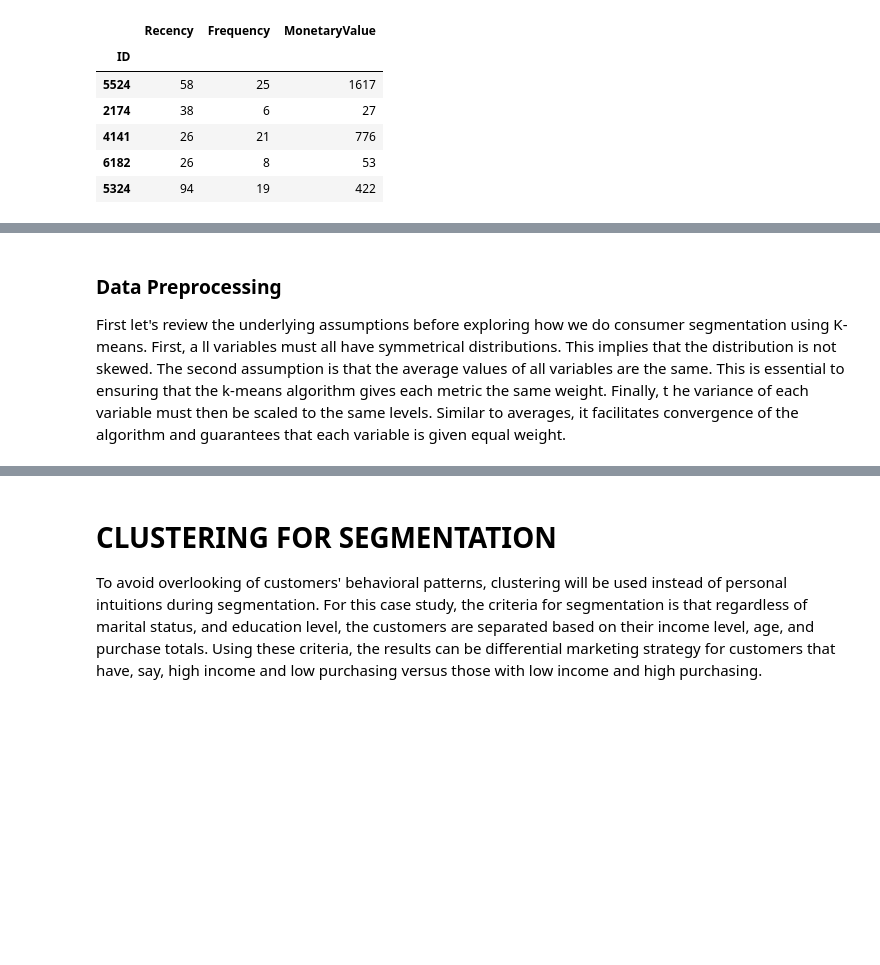
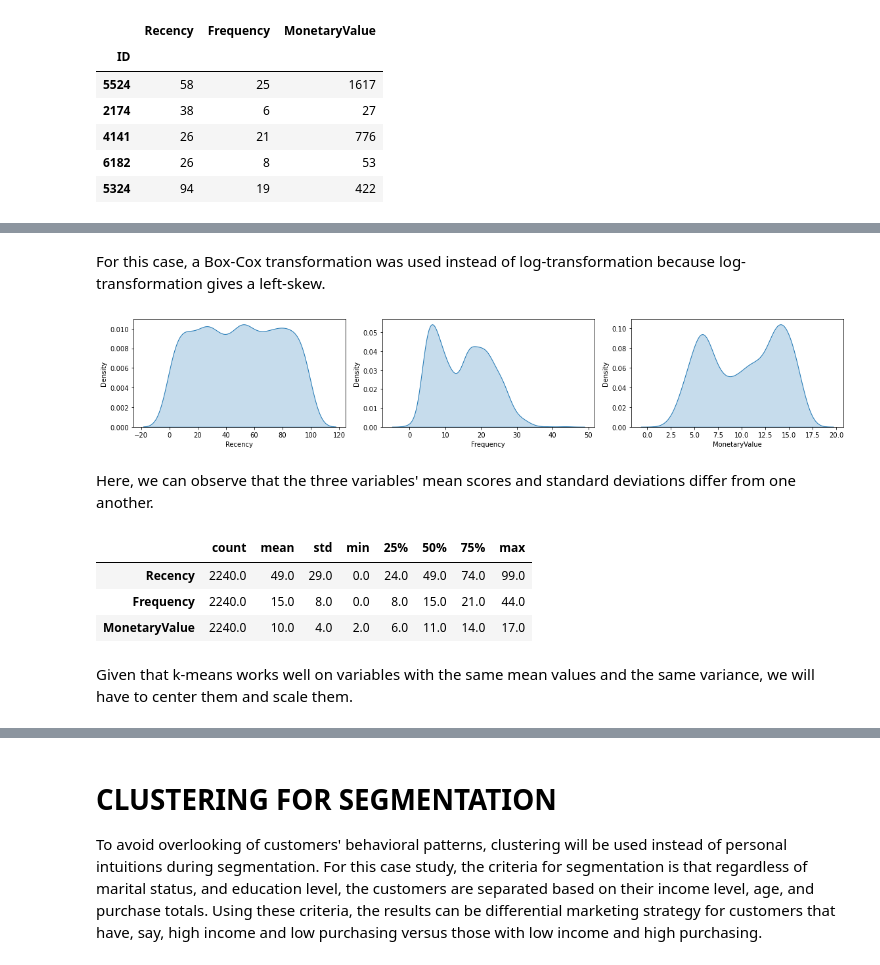
Before and after one commit to Demiga-g/iFood-Marketing-Analysis, a Jupyter notebook: iFood Marketing Analysis.ipynb, the cells around one changed output, grey strips where cells are left out. Saved outputs shown, nothing was run; the diff lists cells and outputs as text; code cells hidden in the pictures; blank space fills up the shorter version.

```diff
--- a/iFood Marketing Analysis.ipynb
+++ b/iFood Marketing Analysis.ipynb
@@ -435,4 +451,33 @@ rfm_data.head()
+# %% [markdown]
+For this case, a Box-Cox transformation was used instead of log-transformation because log-transformation gives a left-skew.
+# %%
+from scipy.stats import boxcox
+
+
+def boxcox_df(x):
+    x_boxcox, _ = boxcox(x)
+    return x_boxcox
+
+skew_var = ['MonetaryValue']
+rfm_data[skew_var] = rfm_data[skew_var].apply(boxcox_df, axis=0)
+
+fig, ax = plt.subplots(1, 3, figsize=(16, 3))
+
+for i, var in enumerate(rfm_data.columns):
+        sns.kdeplot(x=var, ax=ax[i], data=rfm_data, fill=True)
+plt.tight_layout()
+# %% [output]
+[figure, added]
 # %% [markdown]
-### Data Preprocessing
 
-First let's review the underlying assumptions before exploring how we do consumer segmentation using K-means. First, a ll variables must all have symmetrical distributions. This implies that the distribution is not skewed. The second assumption is that the average values of all variables are the same. This is essential to ensuring that the k-means algorithm gives each metric the same weight. Finally, t he variance of each variable must then be scaled to the same levels. Similar to averages, it facilitates convergence of the algorithm and guarantees that each variable is given equal weight.
+
+Here, we can observe that the three variables' mean scores and standard deviations differ from one another.
+# %%
+rfm_data.describe().round(0).T
+# %% [output]
+|  | count | mean | std | min | 25% | 50% | 75% | max |
+| Recency | 2240.0 | 49.0 | 29.0 | 0.0 | 24.0 | 49.0 | 74.0 | 99.0 |
+| Frequency | 2240.0 | 15.0 | 8.0 | 0.0 | 8.0 | 15.0 | 21.0 | 44.0 |
+| MonetaryValue | 2240.0 | 10.0 | 4.0 | 2.0 | 6.0 | 11.0 | 14.0 | 17.0 |
+# %% [markdown]
+Given that k-means works well on variables with the same mean values and the same variance, we will have to center them and scale them.
```
Also changed, not shown: parts of 16 cells of this notebook.
